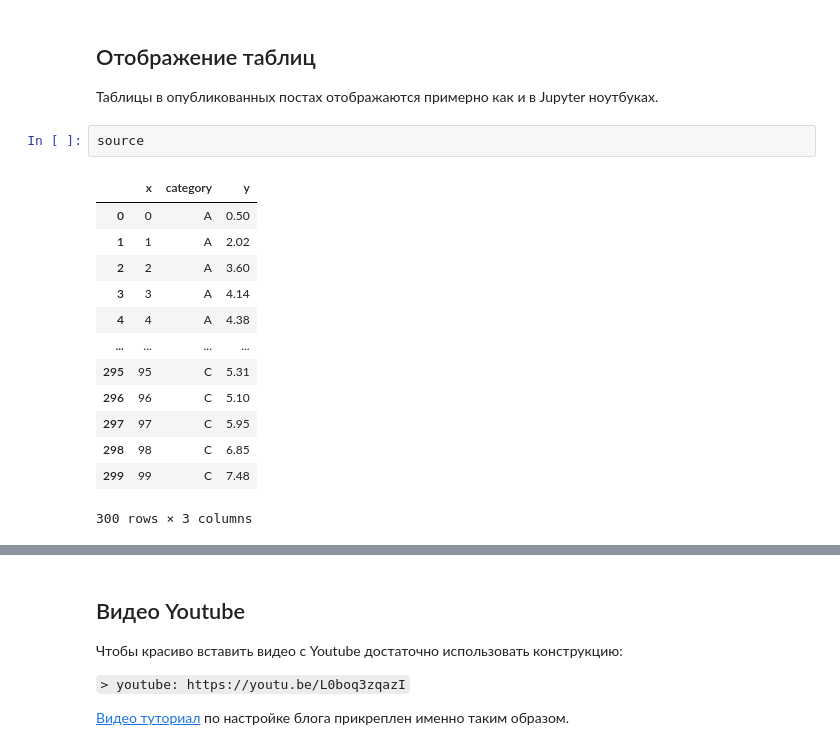
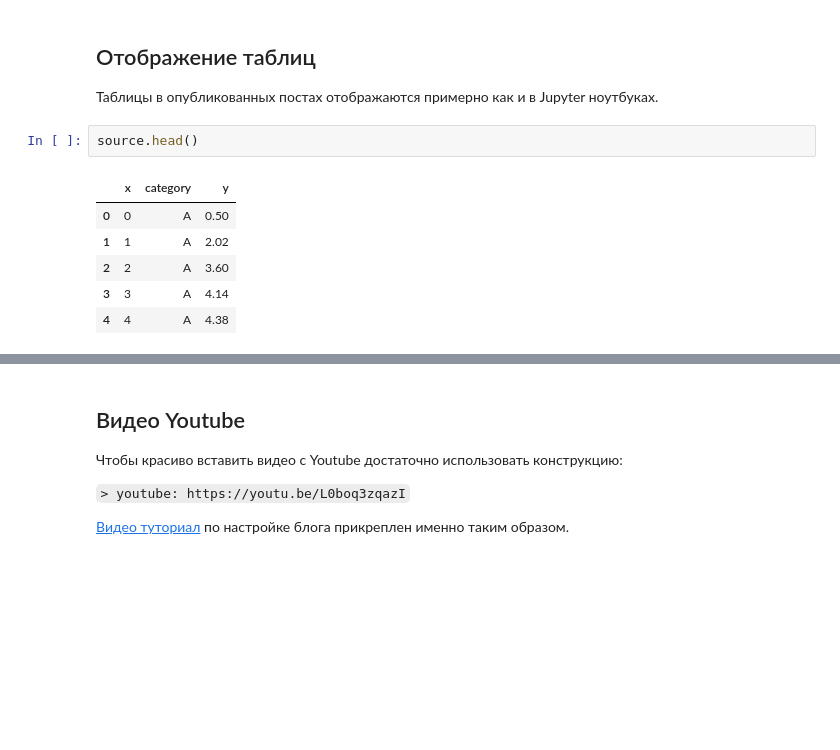
Before and after one commit to MaxBalashov/ML-Notes-Blog, a Jupyter notebook: _notebooks/2020-05-26-DS-fastpages-blog.ipynb, the cells around one changed output, grey strips where cells are left out. Saved outputs shown, nothing was run; the diff lists cells and outputs as text; blank space fills up the shorter version.

```diff
--- a/_notebooks/2020-05-26-DS-fastpages-blog.ipynb
+++ b/_notebooks/2020-05-26-DS-fastpages-blog.ipynb
@@ -243,21 +244,14 @@ alt.layer(
 
 Таблицы в опубликованных постах отображаются примерно как и в Jupyter ноутбуках.
 # %%
-source
+source.head()
 # %% [output]
 |  | x | category | y |
 | 0 | 0 | A | 0.50 |
 | 1 | 1 | A | 2.02 |
 | 2 | 2 | A | 3.60 |
 | 3 | 3 | A | 4.14 |
 | 4 | 4 | A | 4.38 |
-| ... | ... | ... | ... |
-| 295 | 95 | C | 5.31 |
-| 296 | 96 | C | 5.10 |
-| 297 | 97 | C | 5.95 |
-| 298 | 98 | C | 6.85 |
-| 299 | 99 | C | 7.48 |
-300 rows × 3 columns
 # %% [markdown]
 ## Вставка изображений
 Вы можете добавлять изображения с подписями следующим образом:
```
Also changed, not shown: parts of 2 cells of this notebook, 1 other file.
